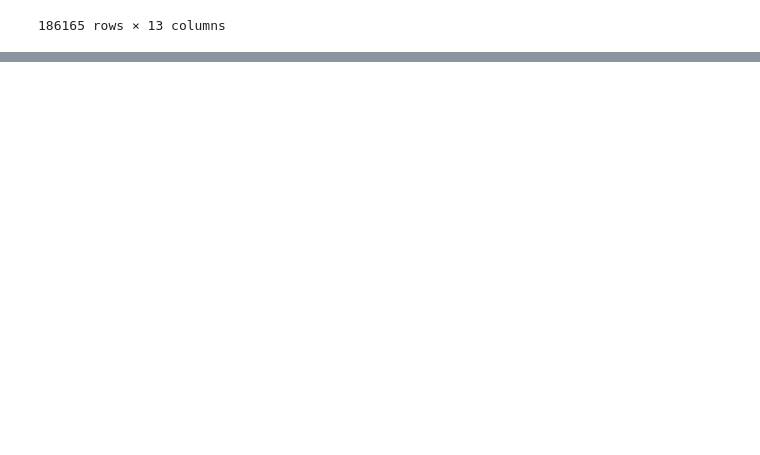
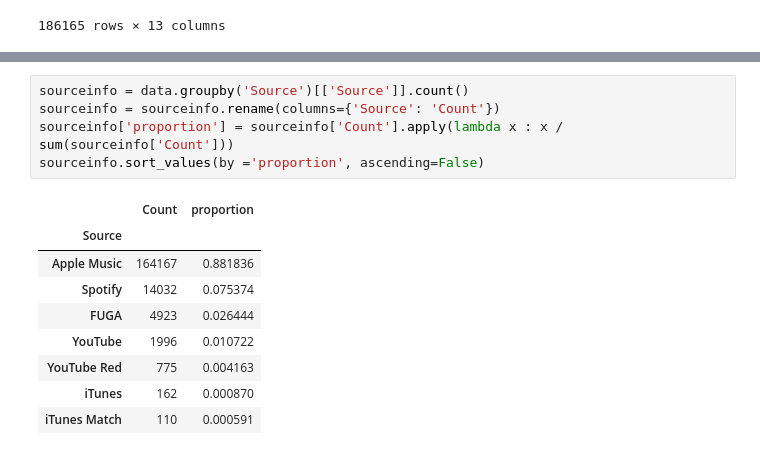
Before and after one commit to kloeyap/ybell-data-analysis, a Jupyter notebook: analysis/gen-analysis.ipynb, the cells around one changed output, grey strips where cells are left out. Cells and saved outputs as stored; diff of their text form; blank space fills up the shorter version.

```diff
--- a/analysis/gen-analysis.ipynb
+++ b/analysis/gen-analysis.ipynb
@@ -21,0 +29,15 @@ data
+# %%
+sourceinfo = data.groupby('Source')[['Source']].count()
+sourceinfo = sourceinfo.rename(columns={'Source': 'Count'})
+sourceinfo['proportion'] = sourceinfo['Count'].apply(lambda x : x / sum(sourceinfo['Count']))
+sourceinfo.sort_values(by ='proportion', ascending=False)
+# %% [output]
+|  | Count | proportion |
+| Source |  |  |
+| Apple Music | 164167 | 0.881836 |
+| Spotify | 14032 | 0.075374 |
+| FUGA | 4923 | 0.026444 |
+| YouTube | 1996 | 0.010722 |
+| YouTube Red | 775 | 0.004163 |
+| iTunes | 162 | 0.000870 |
+| iTunes Match | 110 | 0.000591 |
```
Also changed, not shown: parts of 11 cells of this notebook.
